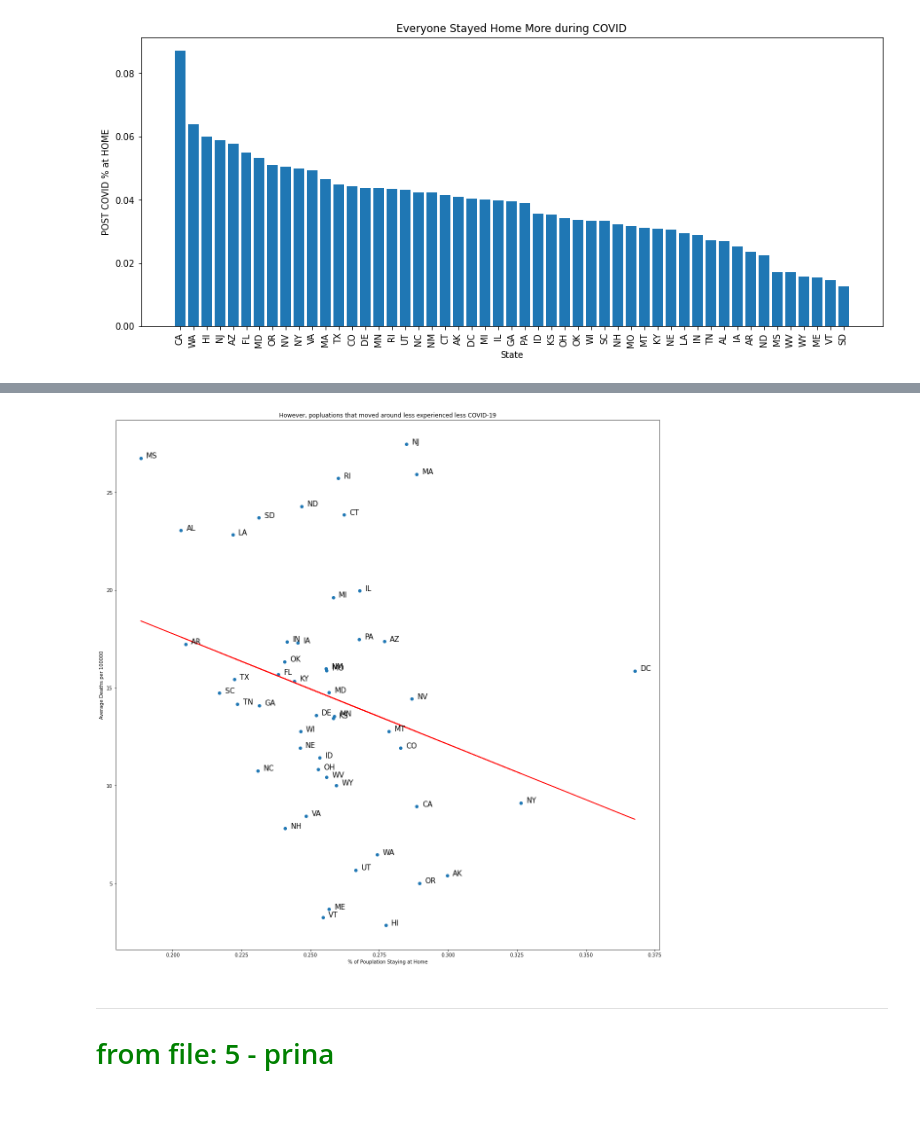
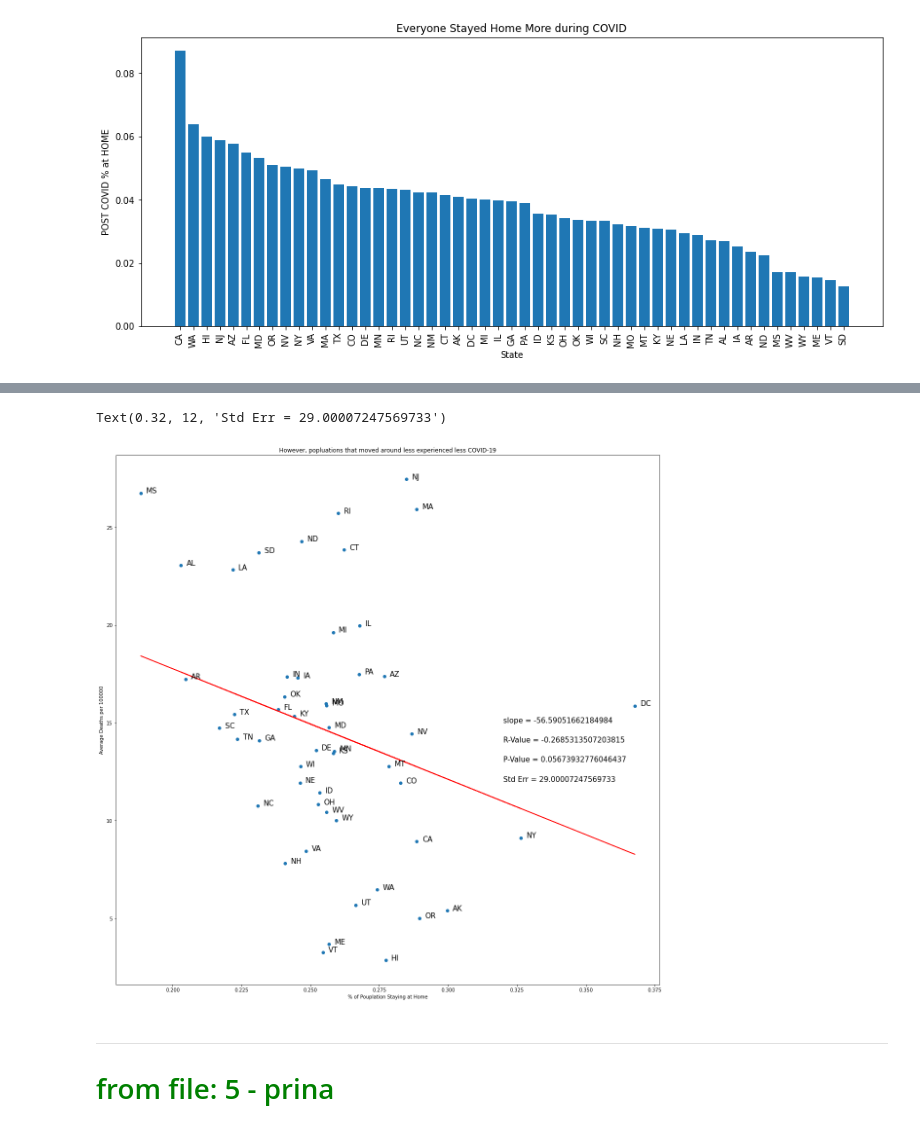
Before and after one commit to colinscampbell/project-1, a Jupyter notebook: FINAL_ANALYSIS.ipynb, the cells around one changed output, grey strips where cells are left out. Cells and saved outputs as stored; diff of their text form; code cells hidden in the pictures.

```diff
--- a/FINAL_ANALYSIS.ipynb
+++ b/FINAL_ANALYSIS.ipynb
@@ -885,22 +891,29 @@ for i, label in enumerate(labels):
 # %%
 #DIVIDE
 infections = pre_vaccine_avg["DEATHS"] * 43 #multiply 90 because 90 weeks
 x = pre_vaccine_avg["%HOME"]
 y = infections
 plt.figure(figsize=(20,20))
 plt.scatter(x,y)
 plt.xlabel("% of Pouplation Staying at Home")
 plt.ylabel("Average Deaths per 100000")
 plt.title("However, popluations that moved around less experienced less COVID-19")
 labels = post_covid_avg.index
 
 m, b = np.polyfit(x, y, 1)
 plt.plot(x, m*x+b, color='red')
 
 for i, label in enumerate(labels):
     plt.text(x[i] + .002, y[i],label,size=15)
+
+slope, intercept, r_value, p_value, std_err = stats.linregress(x, y)
+plt.text(.32,15,f"slope = {slope}",size=15)
+plt.text(.32,14,f"R-Value = {r_value}",size=15)
+plt.text(.32,13,f"P-Value = {p_value}",size=15)
+plt.text(.32,12,f"Std Err = {std_err}",size=15)
 # %% [output]
+Text(0.32, 12, 'Std Err = 29.00007247569733')
-[figure, old version]
+[figure, new version]
 # %% [markdown]
 <hr><font color="green"><h1>from file: 5 - prina</h1></font>
 # %% [markdown]
```
Also changed, not shown: parts of 3 cells of this notebook, 1 other file.
